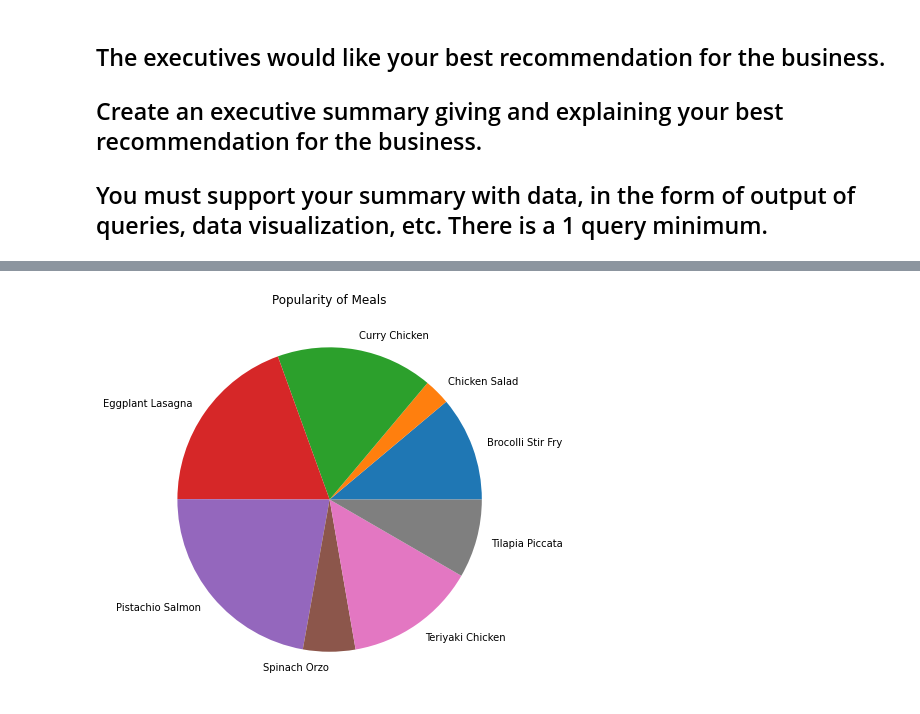
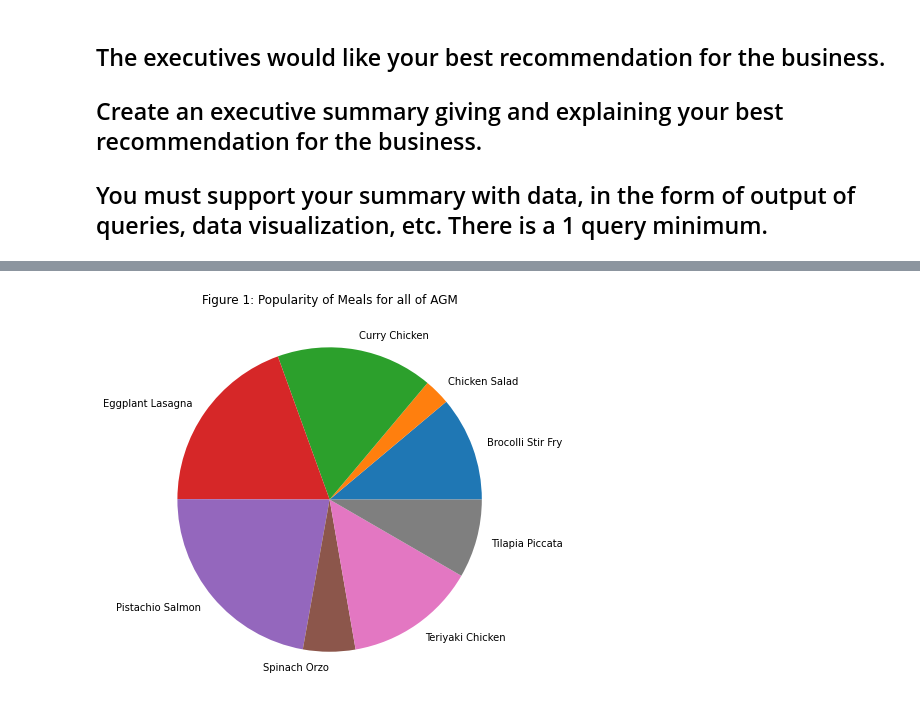
Before and after one commit to scabanela-ischool/Data_Engineering_Proj1_Querying, a Jupyter notebook: project_1_6.ipynb, the cells around one changed output, grey strips where cells are left out. Drawn from its saved outputs; the diff is of its cells as text; code cells hidden in the pictures.

```diff
--- a/project_1_6.ipynb
+++ b/project_1_6.ipynb
@@ -87,23 +96,23 @@ cursor = connection.cursor()
 # %%
 rollback_before_flag = True
 rollback_after_flag = True
 
 query = """
 
 select pd.description as meal_name,
     sum(li.quantity) as total_meals_purchased
 from stores as st
     join sales as sa on st.store_id = sa.store_id
     join line_items as li on sa.store_id = li.store_id and sa.sale_id = li.sale_id
     join products as pd on li.product_id = pd.product_id
 group by meal_name
 
 """
 
 df = my_select_query_pandas(query, rollback_before_flag, rollback_after_flag)
 plt.figure(figsize=(7,7))
 plt.pie(df['total_meals_purchased'], labels=df['meal_name'])
-plt.title('Popularity of Meals')
+plt.title('Figure 1: Popularity of Meals for all of AGM')
 plt.show()
 # %% [output]
-[figure, old version]
+[figure, new version]
```
Also changed, not shown: parts of 14 cells of this notebook.
